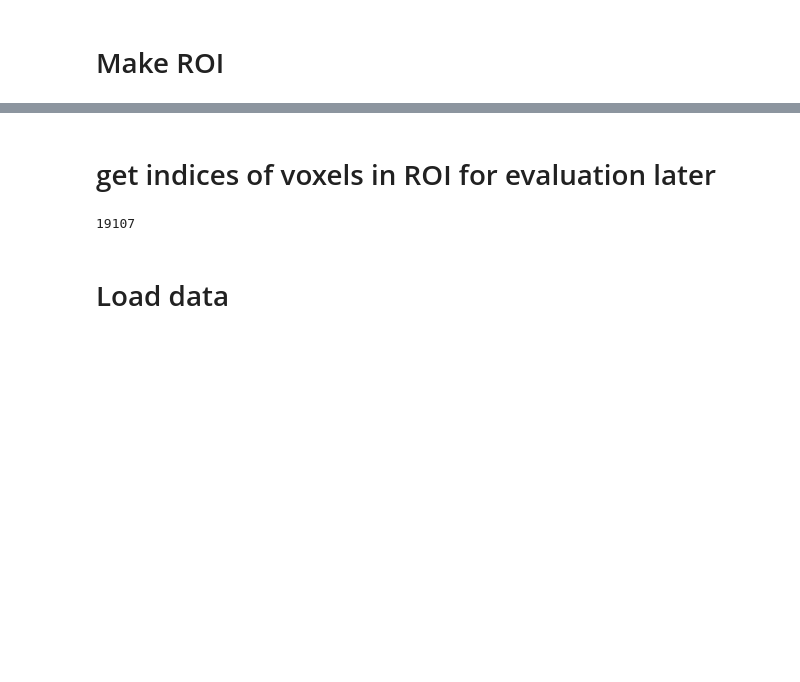
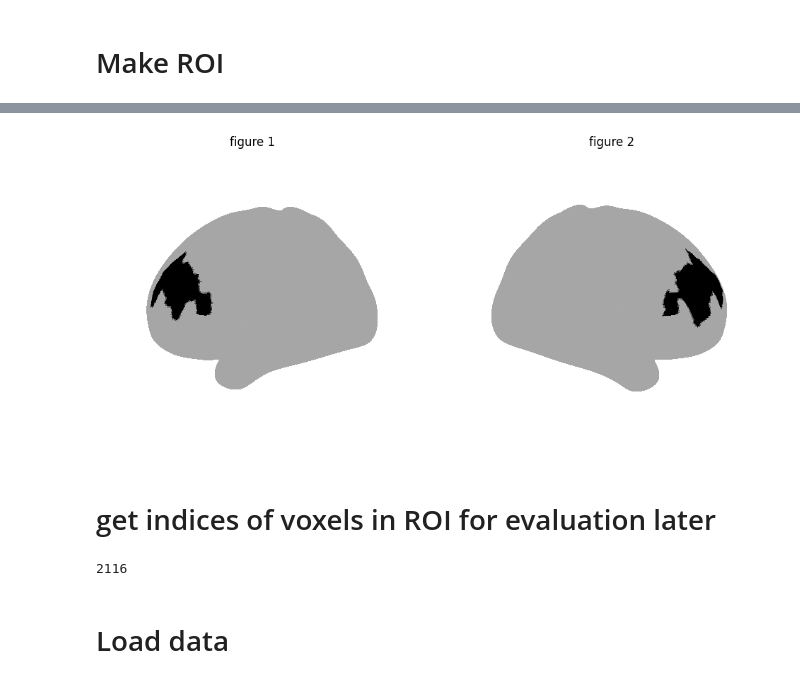
Before and after one commit to DiedrichsenLab/OptimalBattery, a Jupyter notebook: notebooks/6.real_eval_multi_cortical.ipynb, the cells around one changed output, grey strips where cells are left out. Drawn from its saved outputs; the diff is of its cells as text; code cells hidden in the pictures; blank space fills up the shorter version.

```diff
--- a/notebooks/6.real_eval_multi_cortical.ipynb
+++ b/notebooks/6.real_eval_multi_cortical.ipynb
@@ -96,3 +94,20 @@ plt.show()
+# %%
+# roi (prefrontal cortex)
+ROI_cortex = [74,81,82,83,84,86]
+atlas_dir = f'{base_dir}/Atlases/tpl-fs32k'
+model_name_L = f'{atlas_dir}/glasser.L.label.gii'
+model_name_R = f'{atlas_dir}/glasser.R.label.gii'
+
+yeo_parcels = atlas.read_data([model_name_L,model_name_R])
+ROI_mask = np.isin(yeo_parcels, ROI_cortex).astype(int)
+
+
+mask_reshaped = ROI_mask[np.newaxis, :]  # Reshape to (1, 59518)
+
+fig = plot_cortex(mask_reshaped, threshold=0.1, cmap='binary', figsize=(12, 6))
+plt.show()
+# %% [output]
+[figure, added]
 # %% [markdown]
 # get indices of voxels in ROI for evaluation later
 # %%
@@ -100,7 +115,7 @@ plt.show()
 ROI_indices = np.where(ROI_mask == 1)[0]
 len(ROI_indices)
 # %% [output]
-19107
+2116
 # %% [markdown]
 # Load data
 # %%
```
Also changed, not shown: parts of 6 cells of this notebook, 2 other files.
